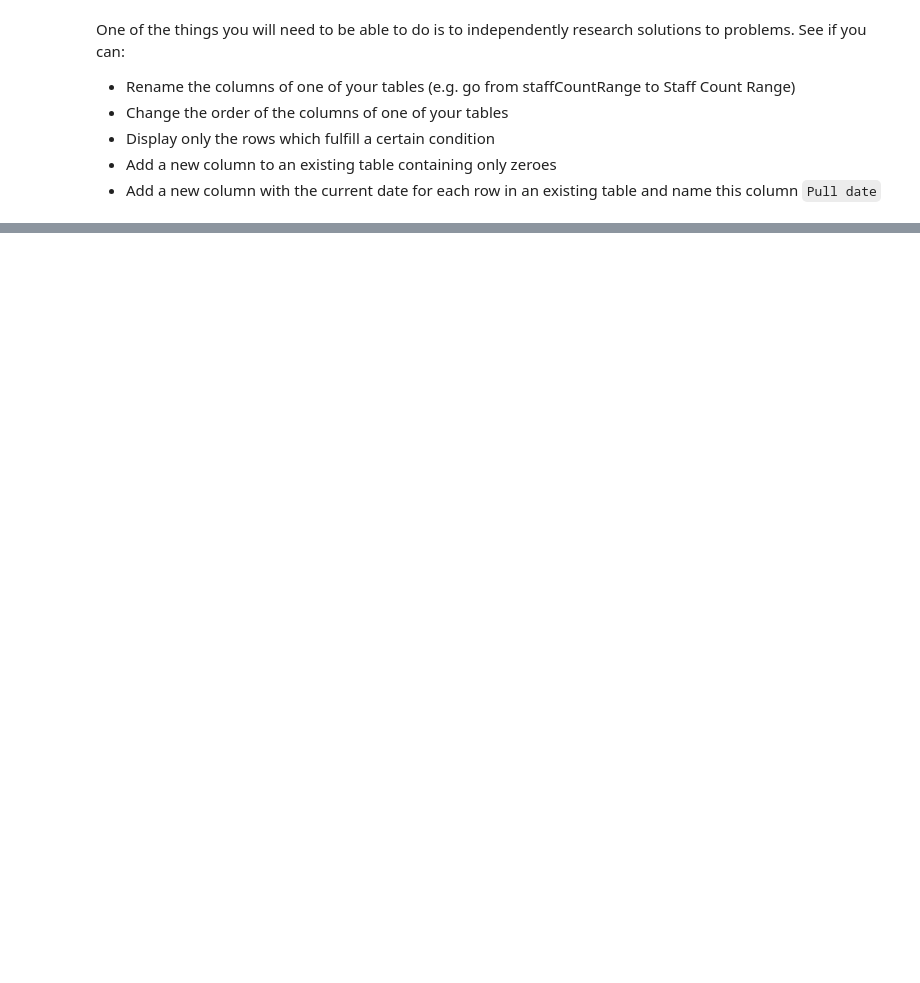
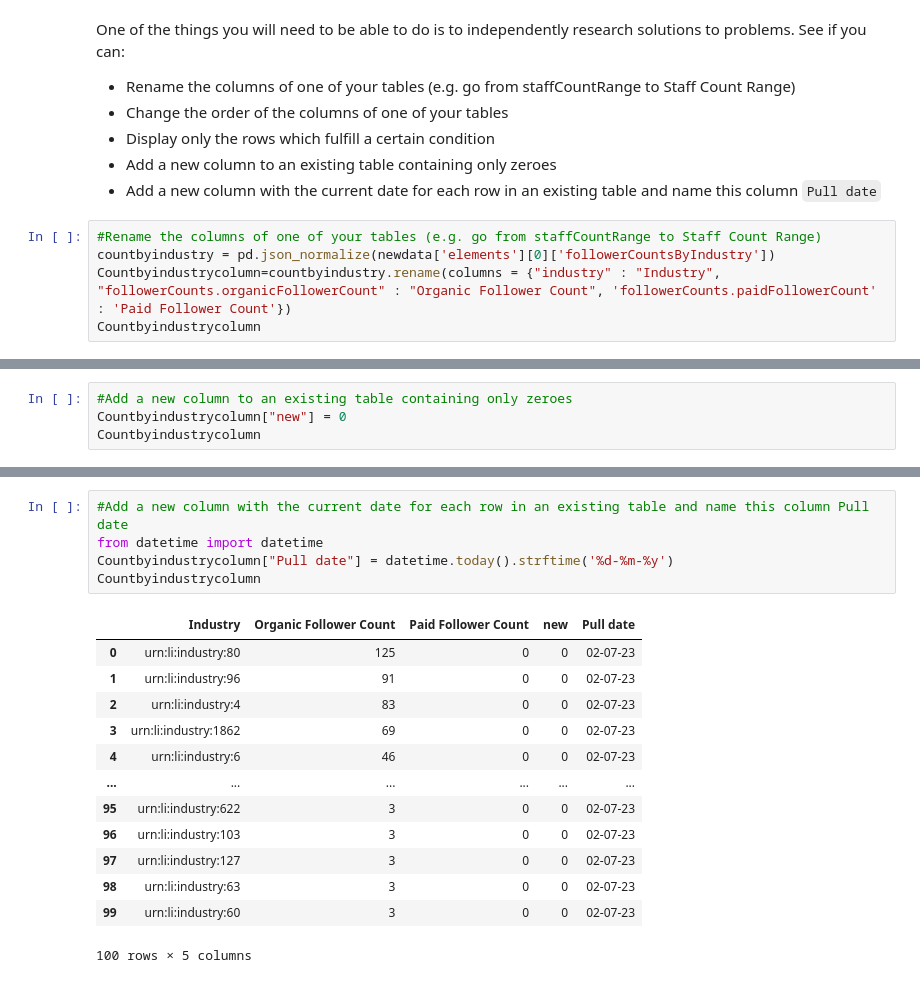
Before and after one commit to raphaelfloresca/cdb-data-warehouse-etl, a Jupyter notebook: pull_data_experimentation.ipynb, the cells around one changed output, grey strips where cells are left out. Drawn from its saved outputs; the diff is of its cells as text; blank space fills up the shorter version.

```diff
--- a/pull_data_experimentation.ipynb
+++ b/pull_data_experimentation.ipynb
@@ -497,3 +567,8 @@ One of the things you will need to be able to do is to independently research so
 - Display only the rows which fulfill a certain condition
 - Add a new column to an existing table containing only zeroes
 - Add a new column with the current date for each row in an existing table and name this column `Pull date`
+# %%
+#Rename the columns of one of your tables (e.g. go from staffCountRange to Staff Count Range)
+countbyindustry = pd.json_normalize(newdata['elements'][0]['followerCountsByIndustry'])
+Countbyindustrycolumn=countbyindustry.rename(columns = {"industry" : "Industry", "followerCounts.organicFollowerCount" : "Organic Follower Count", 'followerCounts.paidFollowerCount' : 'Paid Follower Count'})
+Countbyindustrycolumn
@@ -499,0 +615,4 @@ One of the things you will need to be able to do is to independently research so
+# %%
+#Add a new column to an existing table containing only zeroes
+Countbyindustrycolumn["new"] = 0
+Countbyindustrycolumn
@@ -499,0 +633,19 @@ One of the things you will need to be able to do is to independently research so
+# %%
+#Add a new column with the current date for each row in an existing table and name this column Pull date
+from datetime import datetime
+Countbyindustrycolumn["Pull date"] = datetime.today().strftime('%d-%m-%y')
+Countbyindustrycolumn
+# %% [output]
+|  | Industry | Organic Follower Count | Paid Follower Count | new | Pull date |
+| 0 | urn:li:industry:80 | 125 | 0 | 0 | 02-07-23 |
+| 1 | urn:li:industry:96 | 91 | 0 | 0 | 02-07-23 |
+| 2 | urn:li:industry:4 | 83 | 0 | 0 | 02-07-23 |
+| 3 | urn:li:industry:1862 | 69 | 0 | 0 | 02-07-23 |
+| 4 | urn:li:industry:6 | 46 | 0 | 0 | 02-07-23 |
+| ... | ... | ... | ... | ... | ... |
+| 95 | urn:li:industry:622 | 3 | 0 | 0 | 02-07-23 |
+| 96 | urn:li:industry:103 | 3 | 0 | 0 | 02-07-23 |
+| 97 | urn:li:industry:127 | 3 | 0 | 0 | 02-07-23 |
+| 98 | urn:li:industry:63 | 3 | 0 | 0 | 02-07-23 |
+| 99 | urn:li:industry:60 | 3 | 0 | 0 | 02-07-23 |
+100 rows × 5 columns
```
Also changed, not shown: parts of 11 cells of this notebook.
